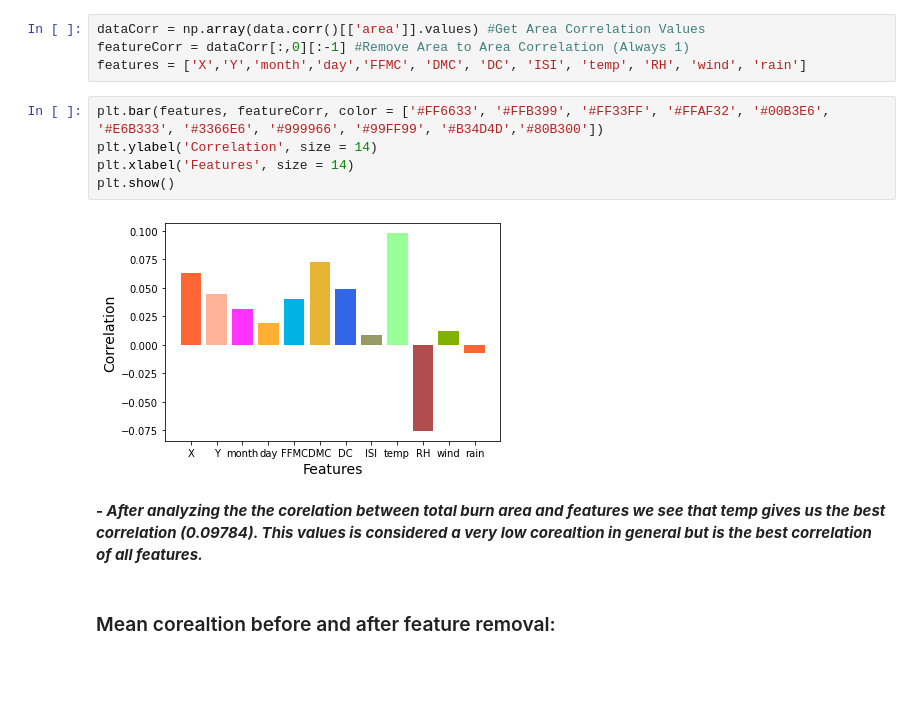
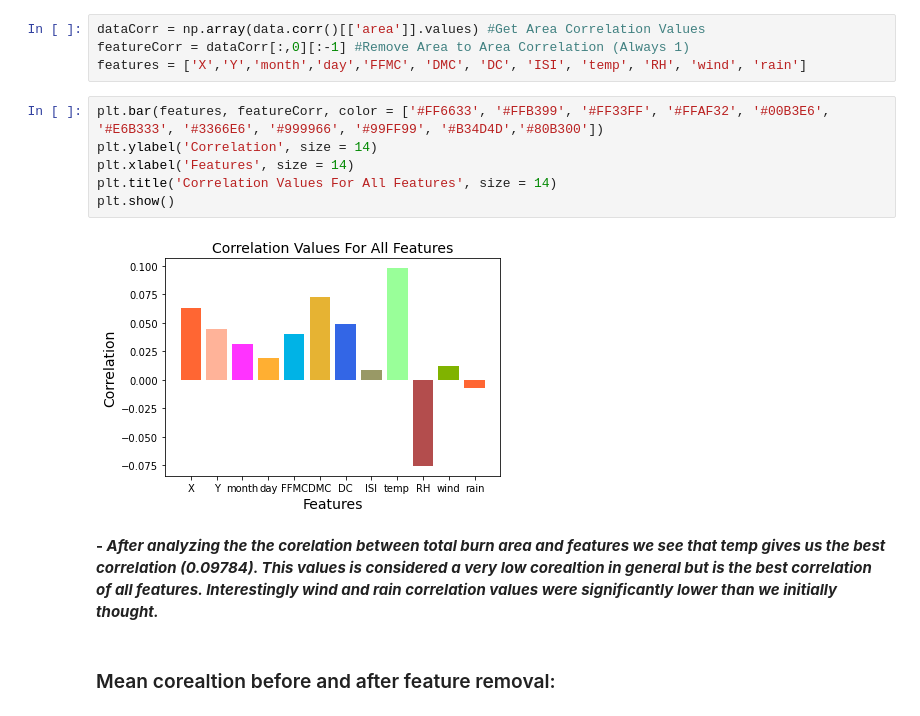
Before and after one commit to CrepeTown/ForestFireBurnAreaPrediction, a Jupyter notebook: Forest Fire Burn Area Prediction - CS345 Final Project.ipynb, the cells around one changed output. Cells and saved outputs as stored; diff of their text form; blank space fills up the shorter version.

```diff
--- a/Forest Fire Burn Area Prediction - CS345 Final Project.ipynb
+++ b/Forest Fire Burn Area Prediction - CS345 Final Project.ipynb
@@ -26,12 +26,13 @@ features = ['X','Y','month','day','FFMC', 'DMC', 'DC', 'ISI', 'temp', 'RH', 'win
 # %%
 plt.bar(features, featureCorr, color = ['#FF6633', '#FFB399', '#FF33FF', '#FFAF32', '#00B3E6',  '#E6B333', '#3366E6', '#999966', '#99FF99', '#B34D4D','#80B300'])
 plt.ylabel('Correlation', size = 14)
 plt.xlabel('Features', size = 14)
+plt.title('Correlation Values For All Features', size = 14)
 plt.show()
 # %% [output]
-[figure, old version]
+[figure, new version]
 # %% [markdown]
-**- <em>After analyzing the the corelation between total burn area and features we see that temp gives us the best correlation (0.09784). This values is considered a very low corealtion in general but is the best correlation of all features.</em>**
+**- <em>After analyzing the the corelation between total burn area and features we see that temp gives us the best correlation (0.09784). This values is considered a very low corealtion in general but is the best correlation of all features. Interestingly wind and rain correlation values were significantly lower than we initially thought.</em>**
 # %% [markdown]
 ### Mean corealtion before and after feature removal:
 # %%
```
Also changed, not shown: parts of 27 cells of this notebook.
